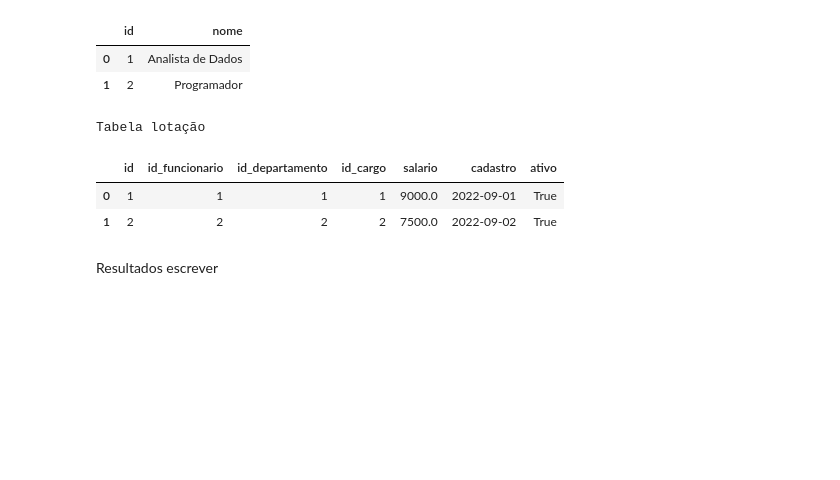
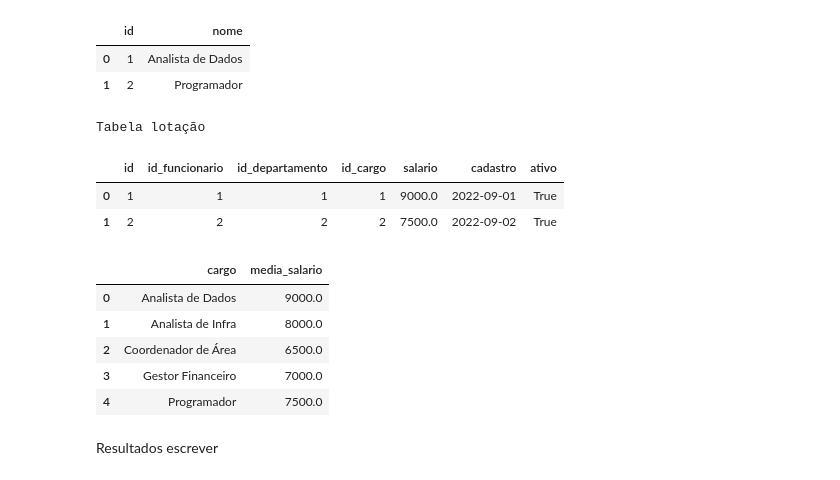
Before and after one commit to Claudioteste96/analise_lotacao, a Jupyter notebook: analise lotação.ipynb, the cells around one changed output. Saved outputs shown, nothing was run; the diff lists cells and outputs as text; code cells hidden in the pictures; blank space fills up the shorter version.

```diff
--- a/analise lotação.ipynb
+++ b/analise lotação.ipynb
@@ -121,16 +121,23 @@ Tabela lotação
 # %%
 query = """
 select
 cg.nome as cargo,
-avg(lt.salario) as media salario
-from tb.lotacao as lt
-inner join tb.cargo as cg on cg.tb = lt.id_cargo
+avg(lt.salario) as media_salario
+from tb_lotacao as lt
+inner join tb_cargo as cg on cg.id = lt.id_cargo
 group by
 cg.nome
-having avg(lt.salario)
+having avg(lt.salario) > 5000
 """
 
 ps.sqldf(query,locals())
+# %% [output]
+|  | cargo | media_salario |
+| 0 | Analista de Dados | 9000.0 |
+| 1 | Analista de Infra | 8000.0 |
+| 2 | Coordenador de Área | 6500.0 |
+| 3 | Gestor Financeiro | 7000.0 |
+| 4 | Programador | 7500.0 |
 # %% [markdown]
 Resultados
 escrever
```
